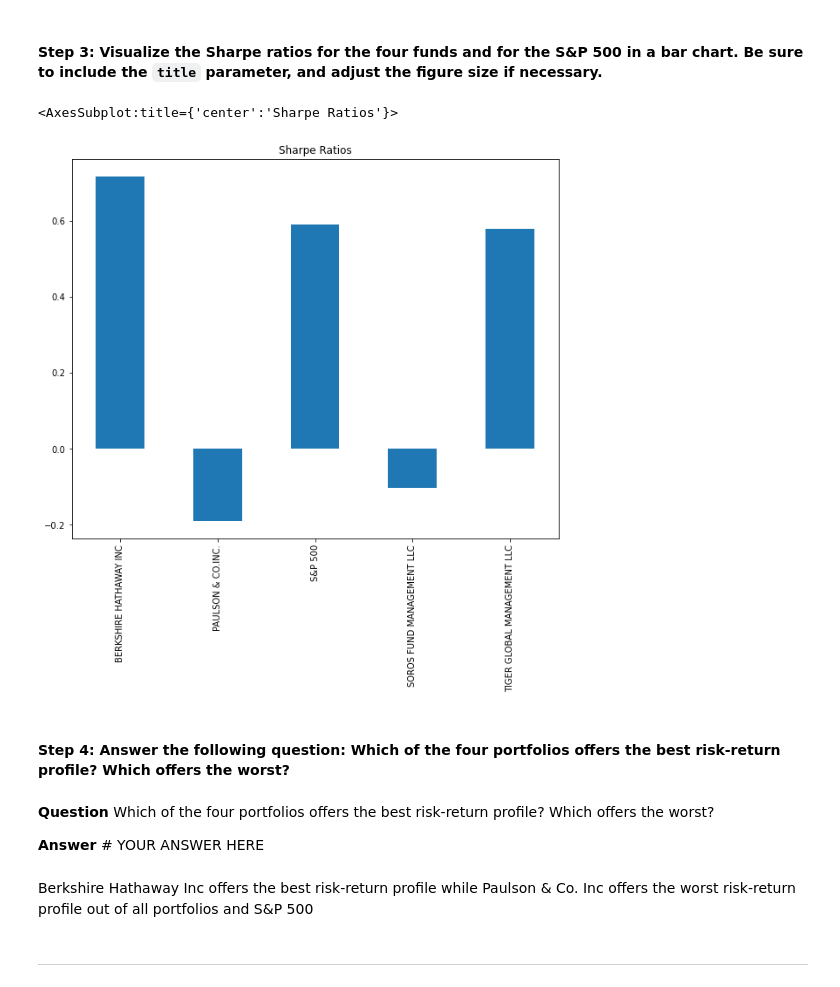
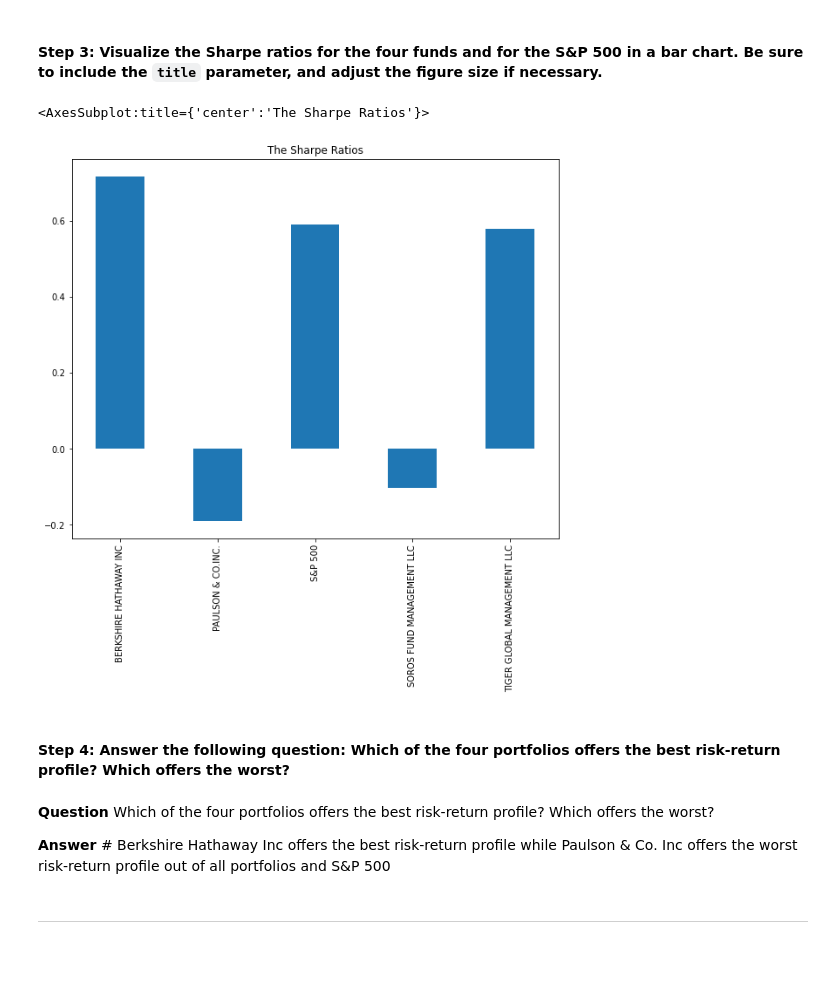
Before and after one commit to Fredbisaso/Quantitative_Analyst, a Jupyter notebook: risk_return_analysis.ipynb, the cells around one changed output. Drawn from its saved outputs; the diff is of its cells as text; code cells hidden in the pictures; blank space fills up the shorter version.

```diff
--- a/risk_return_analysis.ipynb
+++ b/risk_return_analysis.ipynb
@@ -358,19 +352,17 @@ dtype: float64
 # %%
 # Visualize the Sharpe ratios as a bar chart
 # Include a title parameter and adjust the figure size
 # YOUR CODE HERE
-sharpe_ratios.plot.bar(figsize=(10,8),title="Sharpe Ratios")
+sharpe_ratios.plot.bar(figsize=(10,8),title="The Sharpe Ratios")
 # %% [output]
-<AxesSubplot:title={'center':'Sharpe Ratios'}>
+<AxesSubplot:title={'center':'The Sharpe Ratios'}>
-[figure, old version]
+[figure, new version]
 # %% [markdown]
 #### Step 4: Answer the following question: Which of the four portfolios offers the best risk-return profile? Which offers the worst?
 # %% [markdown]
 **Question** Which of the four portfolios offers the best risk-return profile? Which offers the worst?
 
-**Answer** # YOUR ANSWER HERE
+**Answer** # Berkshire Hathaway Inc offers the best risk-return profile while Paulson & Co. Inc offers the worst risk-return profile out of all portfolios and S&P 500
-# %% [markdown]
-Berkshire Hathaway Inc offers the best risk-return profile while Paulson & Co. Inc offers the worst risk-return profile out of all portfolios and S&P 500
 # %% [markdown]
 ---
 # %% [markdown]
```
Also changed, not shown: parts of 21 cells of this notebook.
